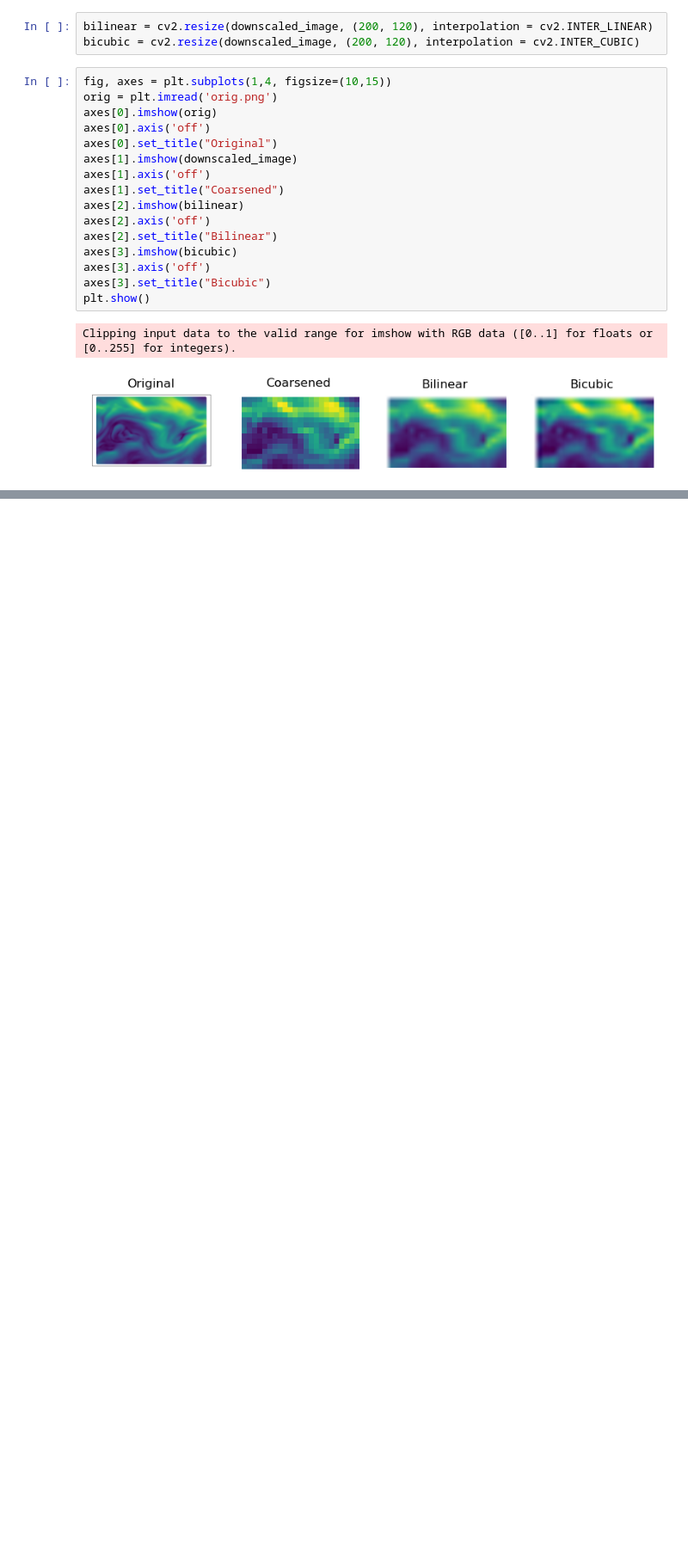
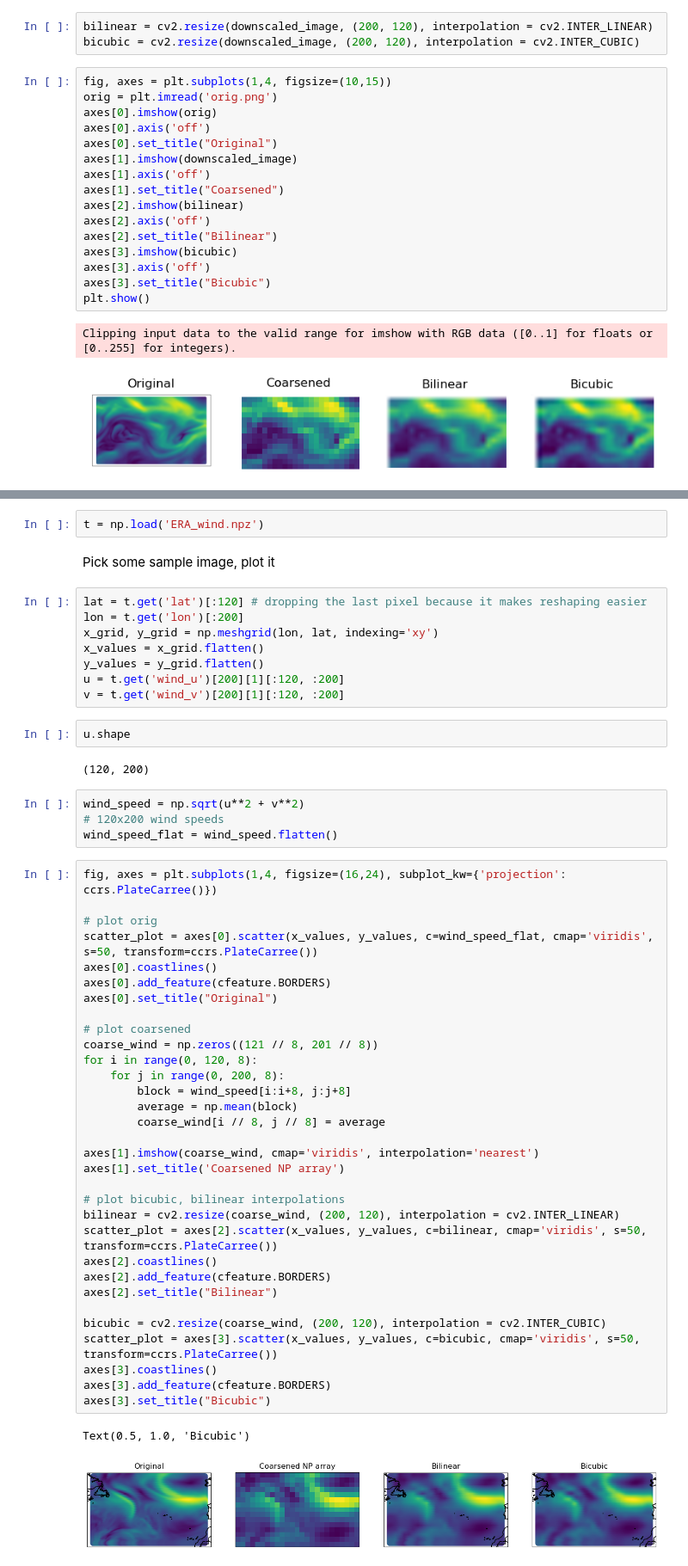
Before and after one commit to usc-caisplusplus/proj-turbulence, a Jupyter notebook: interpolate.ipynb, the cells around one changed output, grey strips where cells are left out. Shown at 86% size. Saved outputs shown, nothing was run; the diff lists cells and outputs as text; blank space fills up the shorter version.

Commit message:
directly coarsen/interpolate from era npz

```diff
--- a/interpolate.ipynb
+++ b/interpolate.ipynb
@@ -46,0 +67,55 @@ Clipping input data to the valid range for imshow with RGB data ([0..1] for floa
+# %%
+t = np.load('ERA_wind.npz')
+# %% [markdown]
+Pick some sample image, plot it
+# %%
+lat = t.get('lat')[:120] # dropping the last pixel because it makes reshaping easier
+lon = t.get('lon')[:200]
+x_grid, y_grid = np.meshgrid(lon, lat, indexing='xy')
+x_values = x_grid.flatten()
+y_values = y_grid.flatten()
+u = t.get('wind_u')[200][1][:120, :200]
+v = t.get('wind_v')[200][1][:120, :200]
+# %%
+u.shape
+# %% [output]
+(120, 200)
+# %%
+wind_speed = np.sqrt(u**2 + v**2)
+# 120x200 wind speeds
+wind_speed_flat = wind_speed.flatten()
+# %%
+fig, axes = plt.subplots(1,4, figsize=(16,24), subplot_kw={'projection': ccrs.PlateCarree()})
+
+# plot orig
+scatter_plot = axes[0].scatter(x_values, y_values, c=wind_speed_flat, cmap='viridis', s=50, transform=ccrs.PlateCarree())
+axes[0].coastlines()
+axes[0].add_feature(cfeature.BORDERS)
+axes[0].set_title("Original")
+
+# plot coarsened
+coarse_wind = np.zeros((121 // 8, 201 // 8))
+for i in range(0, 120, 8):
+    for j in range(0, 200, 8):
+        block = wind_speed[i:i+8, j:j+8]
+        average = np.mean(block)
+        coarse_wind[i // 8, j // 8] = average
+
+axes[1].imshow(coarse_wind, cmap='viridis', interpolation='nearest')
+axes[1].set_title('Coarsened NP array')
+
+# plot bicubic, bilinear interpolations
+bilinear = cv2.resize(coarse_wind, (200, 120), interpolation = cv2.INTER_LINEAR)
+scatter_plot = axes[2].scatter(x_values, y_values, c=bilinear, cmap='viridis', s=50, transform=ccrs.PlateCarree())
+axes[2].coastlines()
+axes[2].add_feature(cfeature.BORDERS)
+axes[2].set_title("Bilinear")
+
+bicubic = cv2.resize(coarse_wind, (200, 120), interpolation = cv2.INTER_CUBIC)
+scatter_plot = axes[3].scatter(x_values, y_values, c=bicubic, cmap='viridis', s=50, transform=ccrs.PlateCarree())
+axes[3].coastlines()
+axes[3].add_feature(cfeature.BORDERS)
+axes[3].set_title("Bicubic")
+# %% [output]
+Text(0.5, 1.0, 'Bicubic')
+[figure, added]
```
Also changed, not shown: parts of 7 cells of this notebook.
